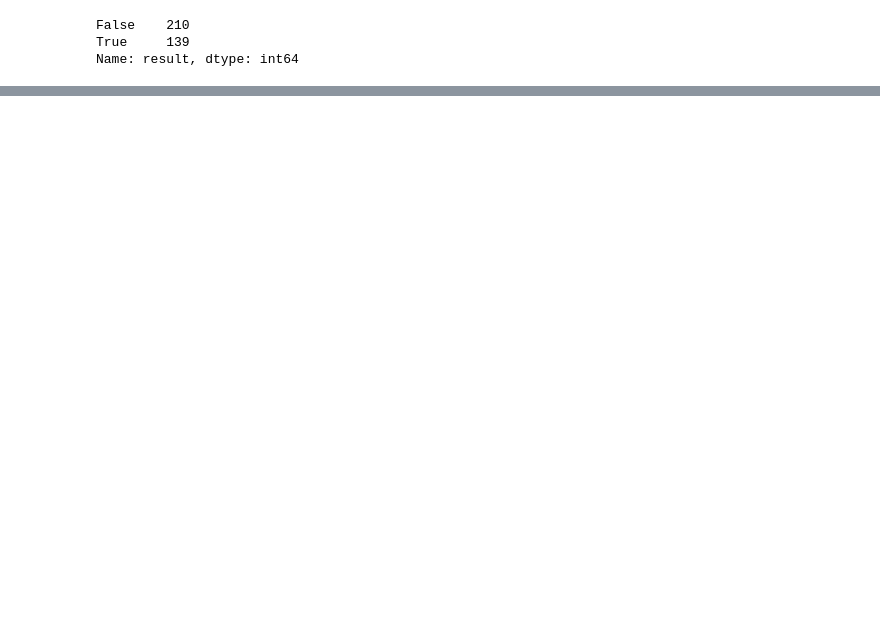
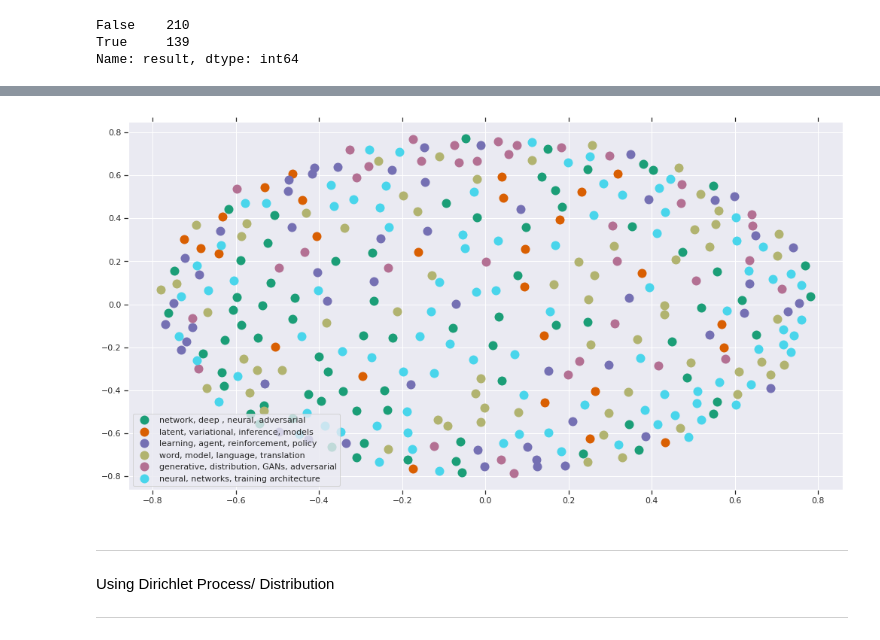
Before and after one commit to rohitmujumdar/Conference-Paper-Acceptance-Prediction, a Jupyter notebook: unsupervised.ipynb, the cells around one changed output, grey strips where cells are left out. Drawn from its saved outputs; the diff is of its cells as text; code cells hidden in the pictures; blank space fills up the shorter version.

```diff
--- a/unsupervised.ipynb
+++ b/unsupervised.ipynb
@@ -134,0 +376,7 @@ Name: result, dtype: int64
+# %%
+#implementation of k-means on the tf-idf abstract vectors of each paper
+from sklearn.cluster import KMeans
+num_clusters = 6
+km = KMeans(n_clusters=num_clusters)
+% time km.fit(tfidf_matrix)
+clusters = km.labels_.tolist()
@@ -134,0 +480,3 @@ Name: result, dtype: int64
+# %%
+from sklearn.metrics.pairwise import cosine_similarity
+dist = 1 - cosine_similarity(tfidf_matrix)
@@ -134,0 +495,60 @@ Name: result, dtype: int64
+# %%
+cluster_colors = {0: '#1b9e77', 1: '#d95f02', 2: '#7570b3', 3:'#b1b370', 4:'#b37093' , 5:'#49d5eb'}
+#set up cluster names using a dict
+cluster_names = {0: 'network, deep , neural, adversarial',
+                 1: 'latent, variational, inference, models',
+                 2: 'learning, agent, reinforcement, policy',
+                 3: 'word, model, language, translation',
+                 4: 'generative, distribution, GANs, adversarial',
+                 5: 'neural, networks, training architecture'
+                }
+# %%
+%matplotlib inline
+
+#create data frame that has the result of the MDS plus the cluster numbers and titles
+df = pd.DataFrame({'x':xs, 'y':ys, 'label':clusters, 'title':list_paper_title})
+
+#group by cluster
+groups = df.groupby('label')
+
+
+# set up plot
+fig, ax = plt.subplots(figsize=(17, 9)) # set size
+ax.margins(0.05) # Optional, just adds 5% padding to the autoscaling
+
+#iterate through groups to layer the plot
+#note that I use the cluster_name and cluster_color dicts with the 'name' lookup to return the appropriate color/label
+for name, group in groups:
+    ax.plot(group.x, group.y, marker='o', linestyle='', ms=12,
+            label=cluster_names[name], color=cluster_colors[name],
+            mec='none')
+    ax.set_aspect('auto')
+    ax.tick_params(\
+        axis= 'x',          # changes apply to the x-axis
+        which='both',      # both major and minor ticks are affected
+        bottom='off',      # ticks along the bottom edge are off
+        top='off',         # ticks along the top edge are off
+        labelbottom='off')
+    ax.tick_params(\
+        axis= 'y',         # changes apply to the y-axis
+        which='both',      # both major and minor ticks are affected
+        left='off',      # ticks along the bottom edge are off
+        top='off',         # ticks along the top edge are off
+        labelleft='off')
+
+ax.legend(numpoints=1)  #show legend with only 1 point
+#add label in x,y position with the label as the film title
+#for i in range(len(df)):
+  #ax.text(df.loc[i]['x'], df.loc[i]['y'], df.loc[i]['title'], size=8)
+
+plt.show()
+# %% [output]
+[figure, added]
+# %% [markdown]
+
+
+---
+
+Using Dirichlet Process/ Distribution
+
+---
```
Also changed, not shown: parts of 58 cells of this notebook.
